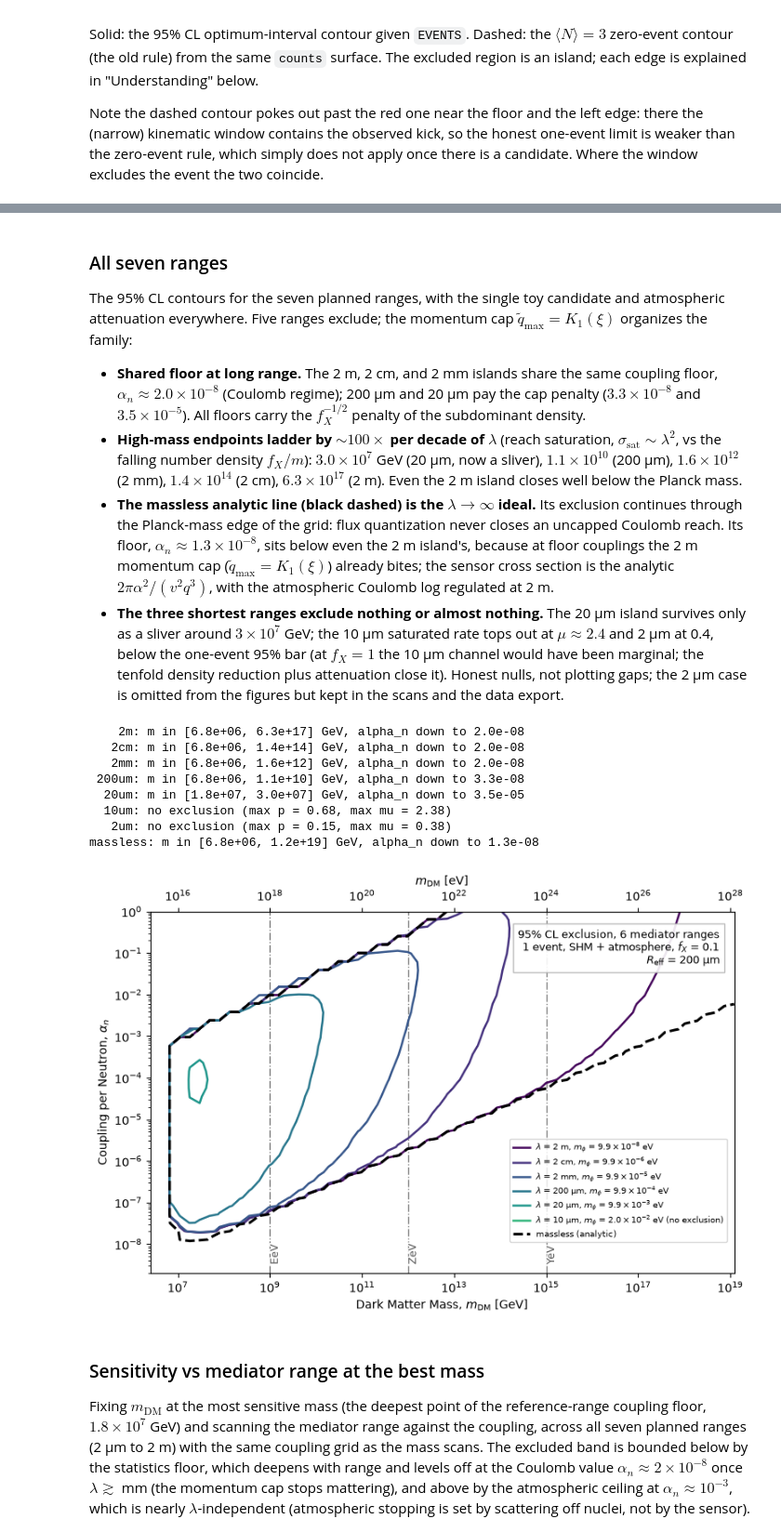
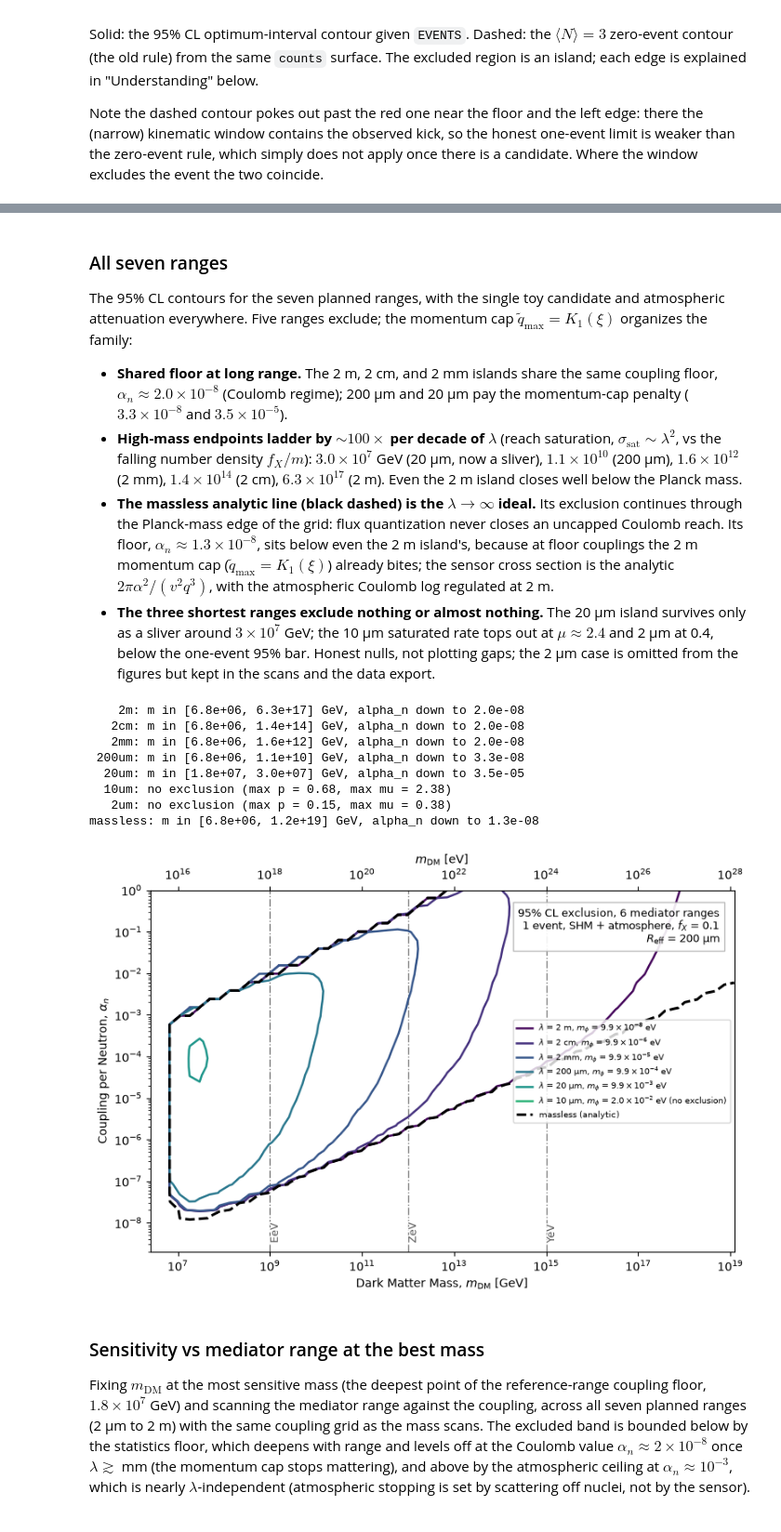
Before and after one commit to PolonaiseExperiment/luhdm, a Jupyter notebook: notebooks/limit_contour.ipynb, the cells around one changed output, grey strips where cells are left out. Shown at 93% size. Cells and saved outputs as stored; diff of their text form; code cells hidden in the pictures.

Commit message:
Restructure into results/methodology/understanding notebooks; fix scan counter; legends center-right

```diff
--- a/notebooks/limit_contour.ipynb
+++ b/notebooks/limit_contour.ipynb
@@ -189,9 +116,0 @@ notation). The scan scripts call these exact functions.
-# %%
-v_i_samples = atmosphere.sample_shm(int(1e5))  # SHM at the top of the atmosphere
-
-# thin aliases so the cells below read like the original notebook
-def differential_rate_trapz(qs, alpha_n, mu, f_v_f, xs):
-    return rate.differential_rate_trapz(qs, alpha_n, mu, f_v_f, xs)
-
-def expected_transits(alpha_n, mu, f_v_f, xs):
-    return rate.expected_transits(alpha_n, mu, f_v_f, xs, T_TOTAL)
@@ -269,0 +117,21 @@ file is missing, a coarse inline scan runs for the reference range only.
+# %%
+import os
+os.environ["TQDM_DISABLE"] = "1"
+
+from luhdm import rate
+
+# lazy cross-section handles: only cache-miss fallbacks ever build them
+class _LazyXsec(dict):
+    def __init__(self, lamb):
+        self._lamb = lamb
+        self._built = None
+    def _get(self):
+        if self._built is None:
+            self._built = rate.make_xsec(self._lamb)
+        return self._built
+    def __getitem__(self, k):
+        return self._get()[k]
+
+XSEC = {tag: _LazyXsec(lamb) for tag, lamb, _ in LAMBDAS}
+XS_MASSLESS = rate.make_xsec(None)   # analytic; free to build
+v_i_samples = atmosphere.sample_shm(int(1e5))  # for inline fallbacks
@@ -375,9 +252,8 @@ momentum cap $\tilde q_\text{max} = K_1(\xi)$ organizes the family:
 
 - **Shared floor at long range.** The 2 m, 2 cm, and 2 mm islands share the
   same coupling floor, $\alpha_n \approx 2.0\times10^{-8}$ (Coulomb regime);
-  200 µm and 20 µm pay the cap penalty ($3.3\times10^{-8}$ and
-  $3.5\times10^{-5}$). All floors carry the $f_X^{-1/2}$ penalty of the
-  subdominant density.
+  200 µm and 20 µm pay the momentum-cap penalty ($3.3\times10^{-8}$ and
+  $3.5\times10^{-5}$).
 - **High-mass endpoints ladder by $\sim100\times$ per decade of $\lambda$**
   (reach saturation, $\sigma_\text{sat} \sim \lambda^2$, vs the falling
   number density $f_X/m$): $3.0\times10^{7}$ GeV (20 µm, now a sliver),
@@ -395,10 +271,8 @@ momentum cap $\tilde q_\text{max} = K_1(\xi)$ organizes the family:
 - **The three shortest ranges exclude nothing or almost nothing.** The 20 µm
   island survives only as a sliver around $3\times10^{7}$ GeV; the 10 µm
   saturated rate tops out at $\mu \approx 2.4$ and 2 µm at 0.4, below the
-  one-event 95% bar (at $f_X = 1$ the 10 µm channel would have been
-  marginal; the tenfold density reduction plus attenuation close it). Honest
-  nulls, not plotting gaps; the 2 µm case is omitted from the figures but
-  kept in the scans and the data export.
+  one-event 95% bar. Honest nulls, not plotting gaps; the 2 µm case is
+  omitted from the figures but kept in the scans and the data export.
 # %%
 fig, ax = plt.subplots(figsize=(8, 5.5))
 CS95 = {}
@@ -432,35 +306,35 @@ ax.text(0.975, 0.955,
         f"{CONFIDENCE:.0%} CL exclusion, {n_shown} mediator ranges\n"
         f"{EVENTS.size} event, SHM + atmosphere, $f_X$ = 0.1\n"
         rf"$R_{{\rm eff}}$ = 200 µm",
         transform=ax.transAxes, ha="right", va="top", fontsize=9,
         bbox=dict(fc="white", ec="0.7", alpha=0.9))
-ax.legend(loc="lower right", bbox_to_anchor=(0.995, 0.075), fontsize=7)
+ax.legend(loc="center right", fontsize=7)
 fig.tight_layout()
 fig.savefig("limit_contour_all.png", dpi=140)
 
 for tag, lamb, color in ALL_TAGS:
     if tag not in SCANS:
         continue
     s = SCANS[tag]
     excl = s["extremeness"] >= CONFIDENCE
     if excl.any():
         m_ex = np.broadcast_to(s["ms"], excl.shape)[excl]
         a_ex = np.broadcast_to(s["alphas_n"][:, None], excl.shape)[excl]
         print(f"{tag:>6}: m in [{m_ex.min():.1e}, {m_ex.max():.1e}] GeV, "
               f"alpha_n down to {a_ex.min():.1e}")
     else:
         print(f"{tag:>6}: no exclusion (max p = {s['extremeness'].max():.2f}, "
               f"max mu = {s['counts'].max():.2f})")
 # %% [output]
     2m: m in [6.8e+06, 6.3e+17] GeV, alpha_n down to 2.0e-08
    2cm: m in [6.8e+06, 1.4e+14] GeV, alpha_n down to 2.0e-08
    2mm: m in [6.8e+06, 1.6e+12] GeV, alpha_n down to 2.0e-08
  200um: m in [6.8e+06, 1.1e+10] GeV, alpha_n down to 3.3e-08
   20um: m in [1.8e+07, 3.0e+07] GeV, alpha_n down to 3.5e-05
   10um: no exclusion (max p = 0.68, max mu = 2.38)
    2um: no exclusion (max p = 0.15, max mu = 0.38)
 massless: m in [6.8e+06, 1.2e+19] GeV, alpha_n down to 1.3e-08
-[figure, old version]
+[figure, new version]
 # %% [markdown]
 ### Sensitivity vs mediator range at the best mass
 
```
Also changed, not shown: parts of 21 cells of this notebook, 5 other files.
